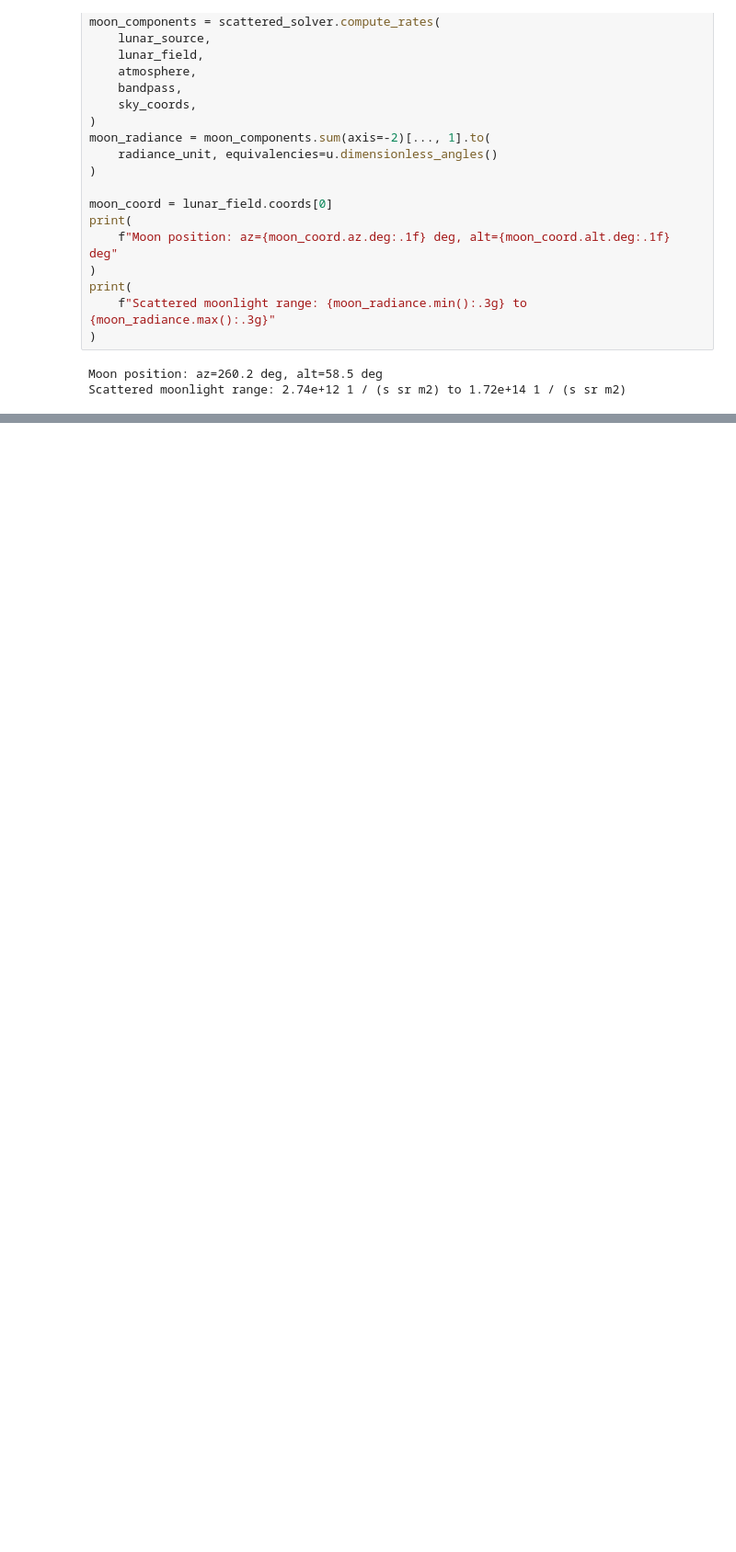
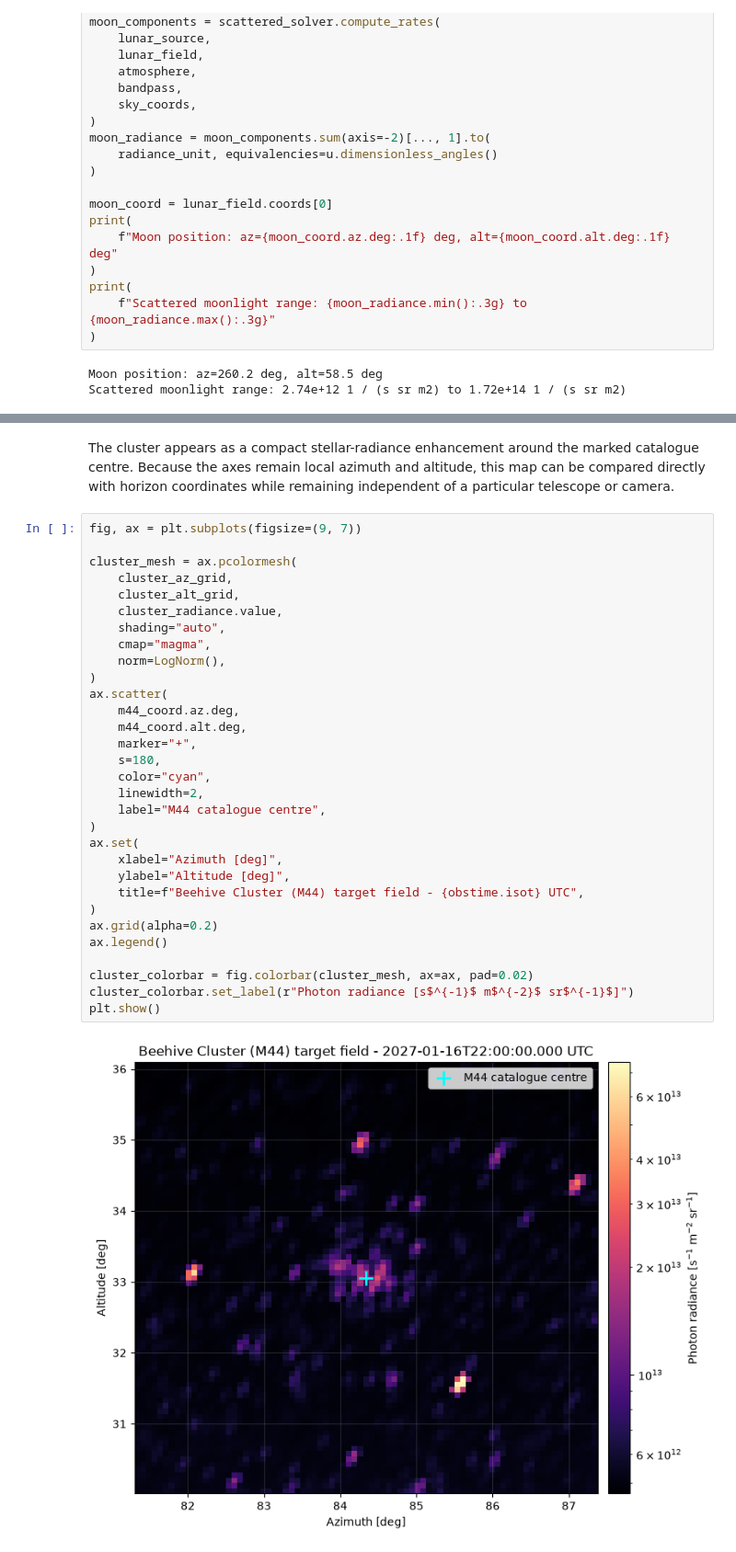
Before and after one commit to STSpencer/nsb2, a Jupyter notebook: docs/examples/AltAz_Sky_Brightness_Map.ipynb, the cells around one changed output, grey strips where cells are left out. Shown at 92% size. Saved outputs shown, nothing was run; the diff lists cells and outputs as text; blank space fills up the shorter version.

```diff
--- a/docs/examples/AltAz_Sky_Brightness_Map.ipynb
+++ b/docs/examples/AltAz_Sky_Brightness_Map.ipynb
@@ -235,3 +390,41 @@ plt.show()
+# %% [markdown]
+The cluster appears as a compact stellar-radiance enhancement around the marked
+catalogue centre. Because the axes remain local azimuth and altitude, this map
+can be compared directly with horizon coordinates while remaining independent
+of a particular telescope or camera.
+# %%
+fig, ax = plt.subplots(figsize=(9, 7))
+
+cluster_mesh = ax.pcolormesh(
+    cluster_az_grid,
+    cluster_alt_grid,
+    cluster_radiance.value,
+    shading="auto",
+    cmap="magma",
+    norm=LogNorm(),
+)
+ax.scatter(
+    m44_coord.az.deg,
+    m44_coord.alt.deg,
+    marker="+",
+    s=180,
+    color="cyan",
+    linewidth=2,
+    label="M44 catalogue centre",
+)
+ax.set(
+    xlabel="Azimuth [deg]",
+    ylabel="Altitude [deg]",
+    title=f"Beehive Cluster (M44) target field - {obstime.isot} UTC",
+)
+ax.grid(alpha=0.2)
+ax.legend()
+
+cluster_colorbar = fig.colorbar(cluster_mesh, ax=ax, pad=0.02)
+cluster_colorbar.set_label(r"Photon radiance [s$^{-1}$ m$^{-2}$ sr$^{-1}$]")
+plt.show()
+# %% [output]
+[figure, added]
 # %% [markdown]
 ## Interpreting and extending the result
 
```
Also changed, not shown: parts of 11 cells of this notebook.
